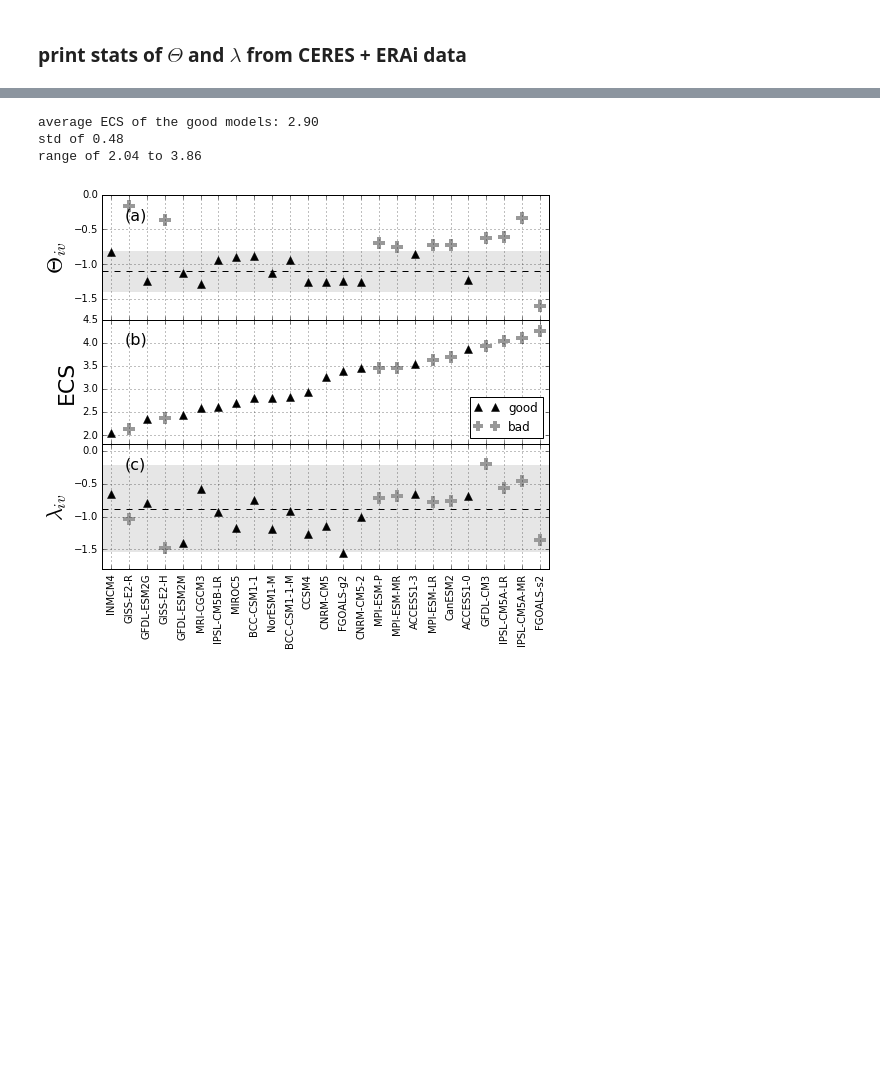
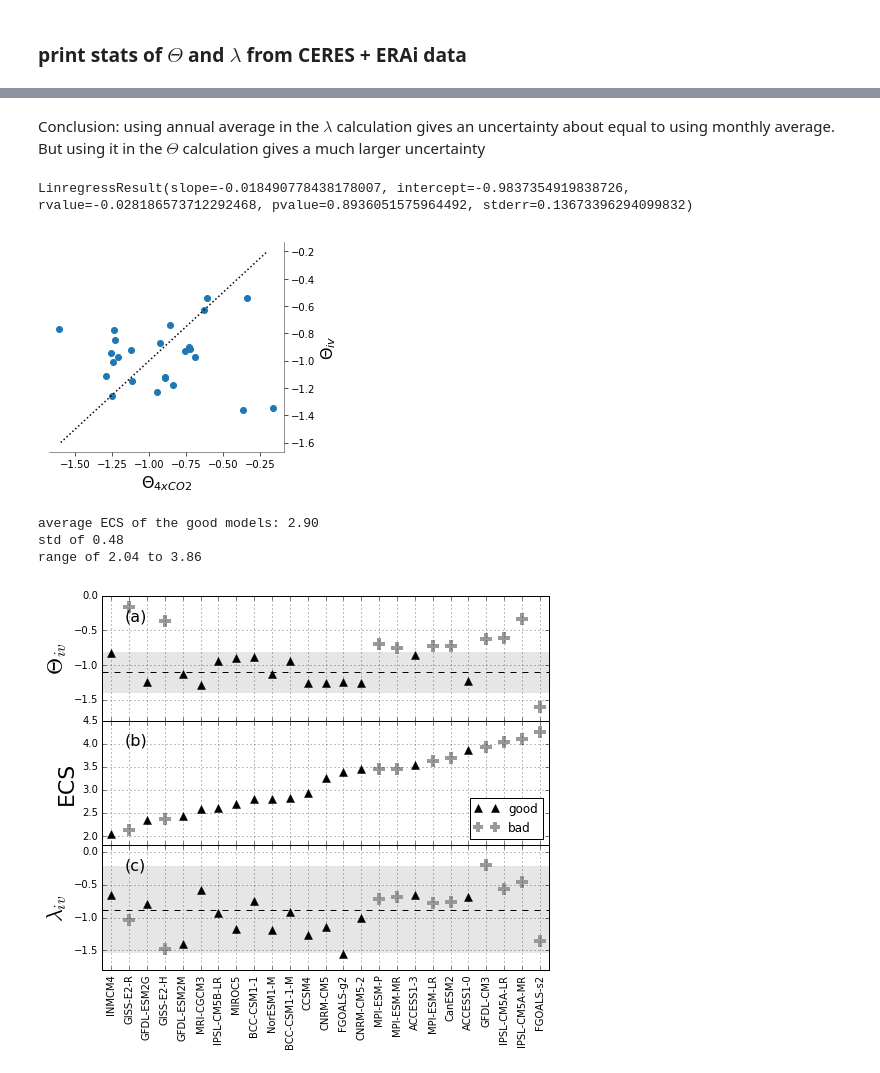
Before and after one commit to aedessler/DesslerMauritsenStevens18, a Jupyter notebook: fig7.ipynb, the cells around one changed output, grey strips where cells are left out. Drawn from its saved outputs; the diff is of its cells as text; code cells hidden in the pictures; blank space fills up the shorter version.

```diff
--- a/fig7.ipynb
+++ b/fig7.ipynb
@@ -445,3 +482,21 @@ range of 2.04 to 3.86
+# %% [markdown]
+Conclusion: using annual average in the $\lambda$ calculation gives an uncertainty about equal to using monthly average.  But using it in the $\Theta$ calculation gives a much larger uncertainty
+# %%
+p1=np.array([feedbacks[ii]['piControl']['flux']['t_trop'] for ii in modname])
+p2=np.array([feedbacks[ii]['abrupt4xCO2']['flux']['t_trop'] for ii in modname])
+figure(figsize=(4.5,4))
+plt.subplots_adjust(bottom=0.15,right=0.85)
+plot(p1,p2,'o')
+xlabel('$\Theta_{4xCO2}$',fontsize=16)
+ylabel('$\Theta_{iv}$',fontsize=16)
+one2one=np.linspace(-1.6,-0.2)
+plot(one2one,one2one,'k',ls='dotted')
+colorplotRight(gca())
+print(stats.linregress(p1,p2))
+savefig('corr')
+# %% [output]
+LinregressResult(slope=-0.018490778438178007, intercept=-0.9837354919838726, rvalue=-0.028186573712292468, pvalue=0.8936051575964492, stderr=0.13673396294099832)
+[figure, added]
 # %%
 # sort models by p/a
 mod2=[]
```
Also changed, not shown: parts of 12 cells of this notebook, 6 other files.
